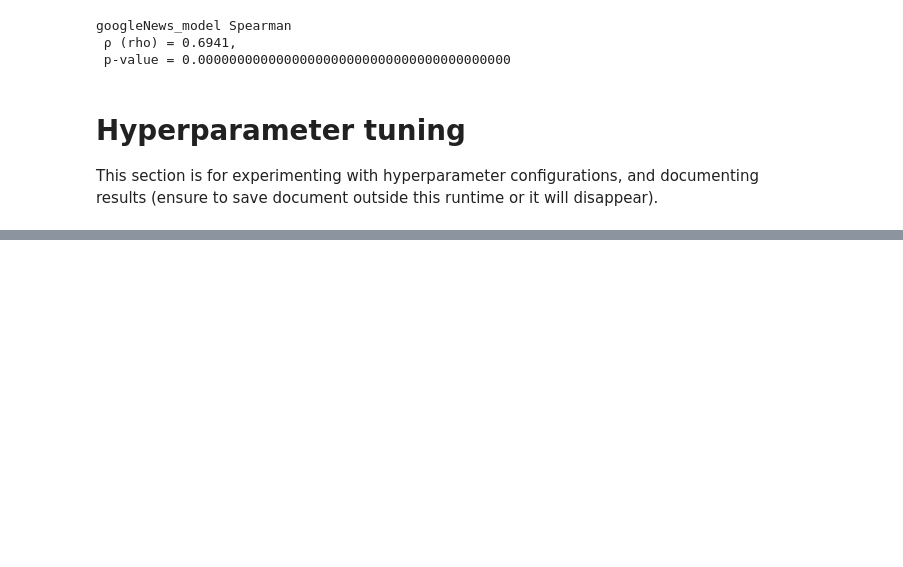
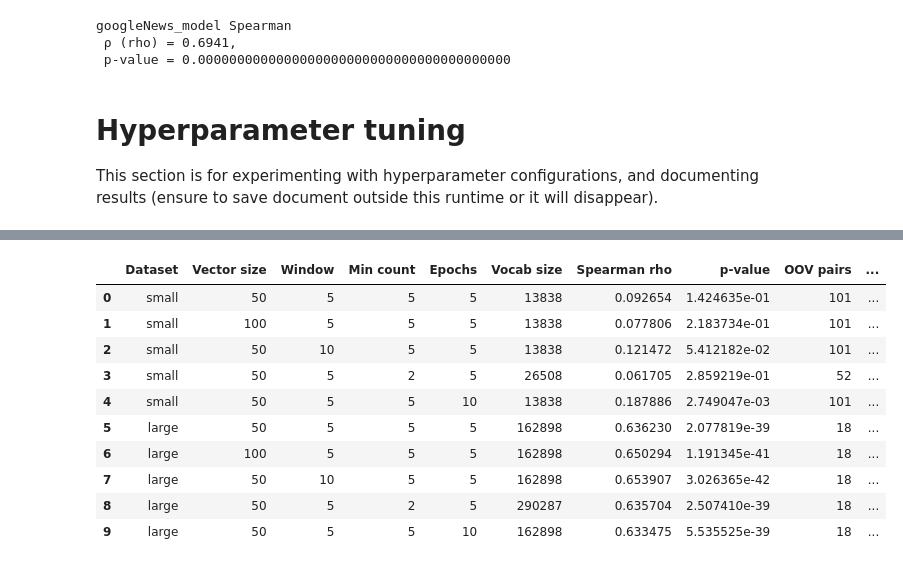
Before and after one commit to RidSoftware/NLP-Labs-CW, a Jupyter notebook: cw1/F21NL_CW1.ipynb, the cells around one changed output, grey strips where cells are left out. Saved outputs shown, nothing was run; the diff lists cells and outputs as text; code cells hidden in the pictures; blank space fills up the shorter version.

```diff
--- a/cw1/F21NL_CW1.ipynb
+++ b/cw1/F21NL_CW1.ipynb
@@ -386,2 +391,43 @@ parameter_configurations = [
     {"vector_size": 50, "window": 5, "min_count": 5, "epochs": 10} # (more training epochs)
 ]
+# %%
+import time
+
+results = [] # store all results
+# %%
+for corpus_name, tokens in [("small", tokens_small), ("large", tokens_large)]:
+  for configs in parameter_configurations:
+    model_name = (
+        "Word2Vec" + corpus_name +
+        "-vs" + str(configs["vector_size"]) +
+        "_w" + str(configs["window"]) +
+        "_mc" + str(configs["min_count"]) +
+        "_ep" + str(configs["epochs"])
+    )
+    print("Training model: ", model_name)
+
+    start = time.time()
+    model = Word2Vec(
+        sentences = tokens,
+        vector_size = configs["vector_size"],
+        window = configs["window"],
+        min_count = configs["min_count"],
+        epochs = configs["epochs"]
+    )
+
+    train_time = round(time.time() - start, 2)
+
+    rho, p, used, total, n_oov = ws_spearman(model, df)
+
+    results.append({
+        "Dataset": corpus_name,
+        "Vector size": configs["vector_size"],
+        "Window": configs["window"],
+        "Min count": configs["min_count"],
+        "Epochs": configs["epochs"],
+        "Vocab size": len(model.wv),
+        "Spearman rho": rho,
+        "p-value": p,
+        "OOV pairs": n_oov,
+        "Train time (s)": train_time
+    })
@@ -387,0 +445,16 @@ parameter_configurations = [
+# %%
+results_df = pd.DataFrame(results)
+
+display(results_df)
+# %% [output]
+|  | Dataset | Vector size | Window | Min count | Epochs | Vocab size | Spearman rho | p-value | OOV pairs | ... |
+| 0 | small | 50 | 5 | 5 | 5 | 13838 | 0.092654 | 1.424635e-01 | 101 | ... |
+| 1 | small | 100 | 5 | 5 | 5 | 13838 | 0.077806 | 2.183734e-01 | 101 | ... |
+| 2 | small | 50 | 10 | 5 | 5 | 13838 | 0.121472 | 5.412182e-02 | 101 | ... |
+| 3 | small | 50 | 5 | 2 | 5 | 26508 | 0.061705 | 2.859219e-01 | 52 | ... |
+| 4 | small | 50 | 5 | 5 | 10 | 13838 | 0.187886 | 2.749047e-03 | 101 | ... |
+| 5 | large | 50 | 5 | 5 | 5 | 162898 | 0.636230 | 2.077819e-39 | 18 | ... |
+| 6 | large | 100 | 5 | 5 | 5 | 162898 | 0.650294 | 1.191345e-41 | 18 | ... |
+| 7 | large | 50 | 10 | 5 | 5 | 162898 | 0.653907 | 3.026365e-42 | 18 | ... |
+| 8 | large | 50 | 5 | 2 | 5 | 290287 | 0.635704 | 2.507410e-39 | 18 | ... |
+| 9 | large | 50 | 5 | 5 | 10 | 162898 | 0.633475 | 5.535525e-39 | 18 | ... |
```
Also changed, not shown: parts of 17 cells of this notebook.
